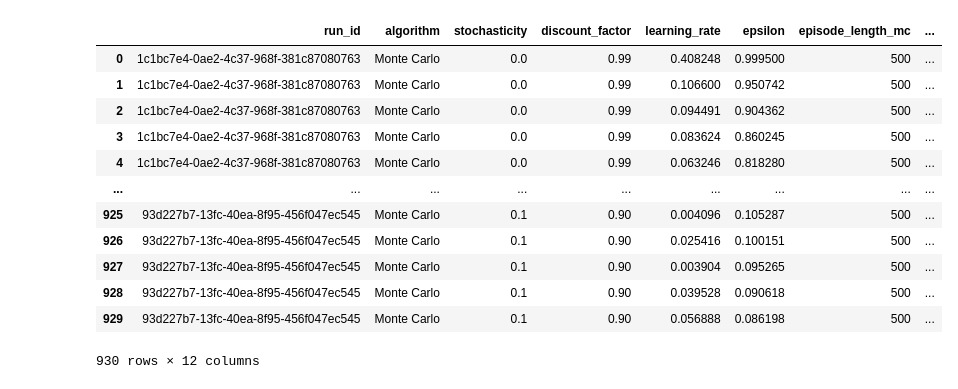
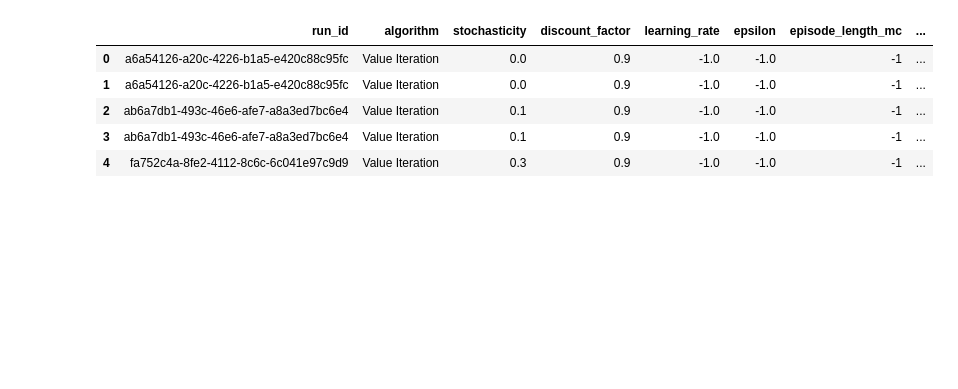
Before and after one commit to Lucasmeteenc/2AMC15-2025-group7, a Jupyter notebook: evaluate/plots.ipynb, the cells around one changed output. Saved outputs shown, nothing was run; the diff lists cells and outputs as text; code cells hidden in the pictures; blank space fills up the shorter version.

```diff
--- a/evaluate/plots.ipynb
+++ b/evaluate/plots.ipynb
@@ -1,32 +1,25 @@
 # %%
 # Read file which has format:
 # {"params": "{'ds': 'two-circles', 'n': 1000, 'eps': 0.2, 'k': 2}", "result": {"gen_time": 0.0011019706726074219, "coreset_time": 3.4044859409332275, "coreset_size": 1000, "kmeans_time": 0.0034589767456054688, "kmeans_rounds": 24, "precision": 0.998, "recall": 0.997996000016032, "fmeasure": 0.997998000004008, "rand": 0.998, "jaccard": 0.996004}}
 
 import sys
 import numpy as np
 import matplotlib.pyplot as plt
 import pandas as pd
 
 # Each line is stored as:
 # file.write(f"{params}: {result}\n")
 
 df = pd.read_csv("results.csv", sep=",")
 
-df
+df.head()
 # %% [output]
 |  | run_id | algorithm | stochasticity | discount_factor | learning_rate | epsilon | episode_length_mc | ... |
-| 0 | 1c1bc7e4-0ae2-4c37-968f-381c87080763 | Monte Carlo | 0.0 | 0.99 | 0.408248 | 0.999500 | 500 | ... |
-| 1 | 1c1bc7e4-0ae2-4c37-968f-381c87080763 | Monte Carlo | 0.0 | 0.99 | 0.106600 | 0.950742 | 500 | ... |
-| 2 | 1c1bc7e4-0ae2-4c37-968f-381c87080763 | Monte Carlo | 0.0 | 0.99 | 0.094491 | 0.904362 | 500 | ... |
-| 3 | 1c1bc7e4-0ae2-4c37-968f-381c87080763 | Monte Carlo | 0.0 | 0.99 | 0.083624 | 0.860245 | 500 | ... |
-| 4 | 1c1bc7e4-0ae2-4c37-968f-381c87080763 | Monte Carlo | 0.0 | 0.99 | 0.063246 | 0.818280 | 500 | ... |
-| ... | ... | ... | ... | ... | ... | ... | ... | ... |
-| 925 | 93d227b7-13fc-40ea-8f95-456f047ec545 | Monte Carlo | 0.1 | 0.90 | 0.004096 | 0.105287 | 500 | ... |
-| 926 | 93d227b7-13fc-40ea-8f95-456f047ec545 | Monte Carlo | 0.1 | 0.90 | 0.025416 | 0.100151 | 500 | ... |
-| 927 | 93d227b7-13fc-40ea-8f95-456f047ec545 | Monte Carlo | 0.1 | 0.90 | 0.003904 | 0.095265 | 500 | ... |
-| 928 | 93d227b7-13fc-40ea-8f95-456f047ec545 | Monte Carlo | 0.1 | 0.90 | 0.039528 | 0.090618 | 500 | ... |
-| 929 | 93d227b7-13fc-40ea-8f95-456f047ec545 | Monte Carlo | 0.1 | 0.90 | 0.056888 | 0.086198 | 500 | ... |
+| 0 | a6a54126-a20c-4226-b1a5-e420c88c95fc | Value Iteration | 0.0 | 0.9 | -1.0 | -1.0 | -1 | ... |
+| 1 | a6a54126-a20c-4226-b1a5-e420c88c95fc | Value Iteration | 0.0 | 0.9 | -1.0 | -1.0 | -1 | ... |
+| 2 | ab6a7db1-493c-46e6-afe7-a8a3ed7bc6e4 | Value Iteration | 0.1 | 0.9 | -1.0 | -1.0 | -1 | ... |
+| 3 | ab6a7db1-493c-46e6-afe7-a8a3ed7bc6e4 | Value Iteration | 0.1 | 0.9 | -1.0 | -1.0 | -1 | ... |
+| 4 | fa752c4a-8fe2-4112-8c6c-6c041e97c9d9 | Value Iteration | 0.3 | 0.9 | -1.0 | -1.0 | -1 | ... |
-930 rows × 12 columns
 # %%
 # Graph generated using ChatGPT:
 # https://chatgpt.com/share/681dc499-9e24-8001-93b2-1d11e7a01f58
```
Also changed, not shown: parts of 5 cells of this notebook, 2 other files.
